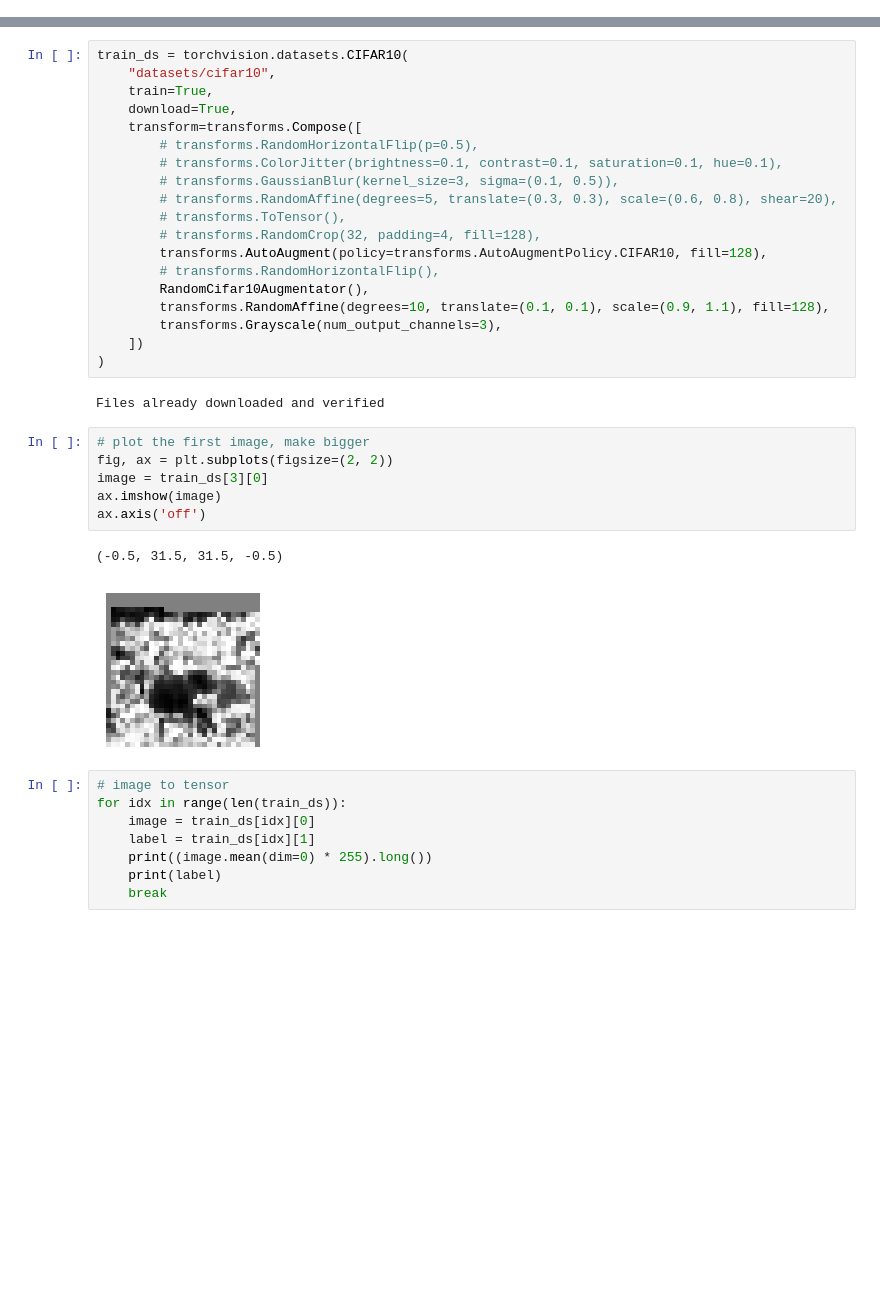
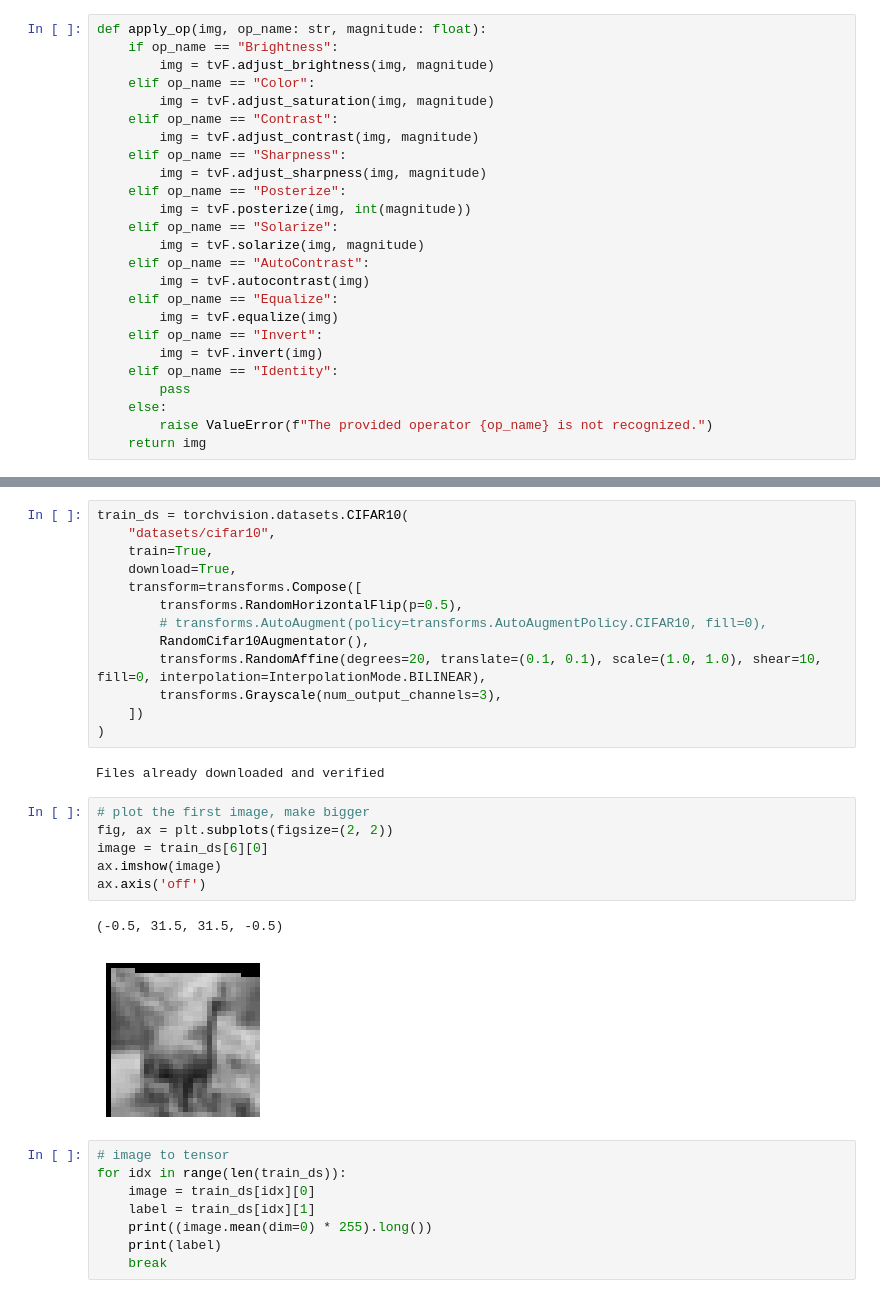
Before and after one commit to pablomiralles22/long-transformers, a Jupyter notebook: notebooks/playground_datasets.ipynb, the cells around one changed output, grey strips where cells are left out. Saved outputs shown, nothing was run; the diff lists cells and outputs as text; blank space fills up the shorter version.

```diff
--- a/notebooks/playground_datasets.ipynb
+++ b/notebooks/playground_datasets.ipynb
@@ -429,0 +465,25 @@ class RandomCifar10Augmentator(nn.Module):
+# %%
+def apply_op(img, op_name: str, magnitude: float):
+    if op_name == "Brightness":
+        img = tvF.adjust_brightness(img, magnitude)
+    elif op_name == "Color":
+        img = tvF.adjust_saturation(img, magnitude)
+    elif op_name == "Contrast":
+        img = tvF.adjust_contrast(img, magnitude)
+    elif op_name == "Sharpness":
+        img = tvF.adjust_sharpness(img, magnitude)
+    elif op_name == "Posterize":
+        img = tvF.posterize(img, int(magnitude))
+    elif op_name == "Solarize":
+        img = tvF.solarize(img, magnitude)
+    elif op_name == "AutoContrast":
+        img = tvF.autocontrast(img)
+    elif op_name == "Equalize":
+        img = tvF.equalize(img)
+    elif op_name == "Invert":
+        img = tvF.invert(img)
+    elif op_name == "Identity":
+        pass
+    else:
+        raise ValueError(f"The provided operator {op_name} is not recognized.")
+    return img
@@ -433,16 +525,10 @@ train_ds = torchvision.datasets.CIFAR10(
     train=True,
     download=True,
     transform=transforms.Compose([
-        # transforms.RandomHorizontalFlip(p=0.5),
-        # transforms.ColorJitter(brightness=0.1, contrast=0.1, saturation=0.1, hue=0.1),
-        # transforms.GaussianBlur(kernel_size=3, sigma=(0.1, 0.5)),
-        # transforms.RandomAffine(degrees=5, translate=(0.3, 0.3), scale=(0.6, 0.8), shear=20),
-        # transforms.ToTensor(),
-        # transforms.RandomCrop(32, padding=4, fill=128),
-        transforms.AutoAugment(policy=transforms.AutoAugmentPolicy.CIFAR10, fill=128),
-        # transforms.RandomHorizontalFlip(),
+        transforms.RandomHorizontalFlip(p=0.5),
+        # transforms.AutoAugment(policy=transforms.AutoAugmentPolicy.CIFAR10, fill=0),
         RandomCifar10Augmentator(),
-        transforms.RandomAffine(degrees=10, translate=(0.1, 0.1), scale=(0.9, 1.1), fill=128),
+        transforms.RandomAffine(degrees=20, translate=(0.1, 0.1), scale=(1.0, 1.0), shear=10, fill=0, interpolation=InterpolationMode.BILINEAR),
         transforms.Grayscale(num_output_channels=3),
     ])
 )
@@ -451,12 +537,12 @@ Files already downloaded and verified
 # %%
 # plot the first image, make bigger
 fig, ax = plt.subplots(figsize=(2, 2))
-image = train_ds[3][0]
+image = train_ds[6][0]
 ax.imshow(image)
 ax.axis('off')
 # %% [output]
 (-0.5, 31.5, 31.5, -0.5)
-[figure, old version]
+[figure, new version]
 # %%
 # image to tensor
 for idx in range(len(train_ds)):
```
Also changed, not shown: parts of 5 cells of this notebook, 17 other files.
